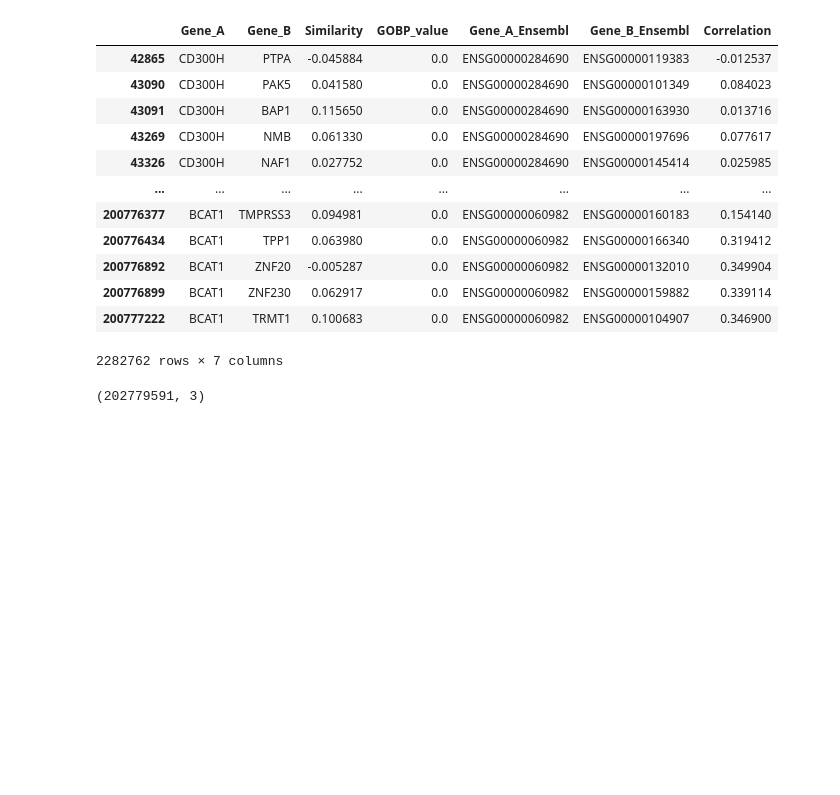
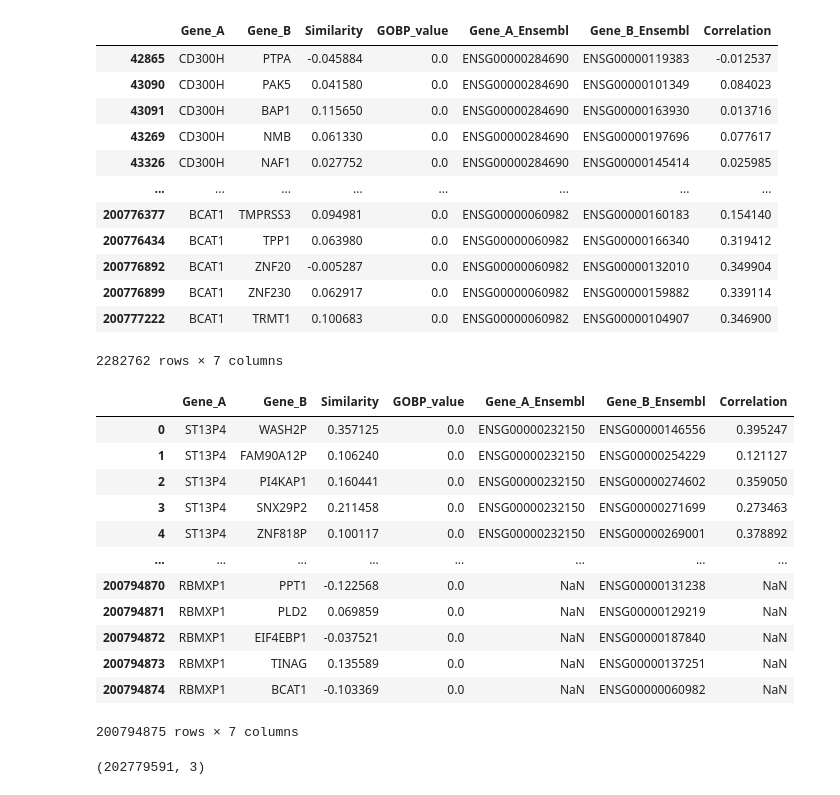
Before and after one commit to briannaflynn/gene_embedding_analysis, a Jupyter notebook: pairwise_correlation_prep.ipynb, the cells around one changed output. Saved outputs shown, nothing was run; the diff lists cells and outputs as text; code cells hidden in the pictures; blank space fills up the shorter version.

```diff
--- a/pairwise_correlation_prep.ipynb
+++ b/pairwise_correlation_prep.ipynb
@@ -238,3 +454,19 @@ if not missing.empty:
     )
     # Fill in missing correlation values
     merged.update(merged_swapped)
+# %%
+merged
+# %% [output]
+|  | Gene_A | Gene_B | Similarity | GOBP_value | Gene_A_Ensembl | Gene_B_Ensembl | Correlation |
+| 0 | ST13P4 | WASH2P | 0.357125 | 0.0 | ENSG00000232150 | ENSG00000146556 | 0.395247 |
+| 1 | ST13P4 | FAM90A12P | 0.106240 | 0.0 | ENSG00000232150 | ENSG00000254229 | 0.121127 |
+| 2 | ST13P4 | PI4KAP1 | 0.160441 | 0.0 | ENSG00000232150 | ENSG00000274602 | 0.359050 |
+| 3 | ST13P4 | SNX29P2 | 0.211458 | 0.0 | ENSG00000232150 | ENSG00000271699 | 0.273463 |
+| 4 | ST13P4 | ZNF818P | 0.100117 | 0.0 | ENSG00000232150 | ENSG00000269001 | 0.378892 |
+| ... | ... | ... | ... | ... | ... | ... | ... |
+| 200794870 | RBMXP1 | PPT1 | -0.122568 | 0.0 | NaN | ENSG00000131238 | NaN |
+| 200794871 | RBMXP1 | PLD2 | 0.069859 | 0.0 | NaN | ENSG00000129219 | NaN |
+| 200794872 | RBMXP1 | EIF4EBP1 | -0.037521 | 0.0 | NaN | ENSG00000187840 | NaN |
+| 200794873 | RBMXP1 | TINAG | 0.135589 | 0.0 | NaN | ENSG00000137251 | NaN |
+| 200794874 | RBMXP1 | BCAT1 | -0.103369 | 0.0 | NaN | ENSG00000060982 | NaN |
+200794875 rows × 7 columns
```
Also changed, not shown: parts of 35 cells of this notebook.
